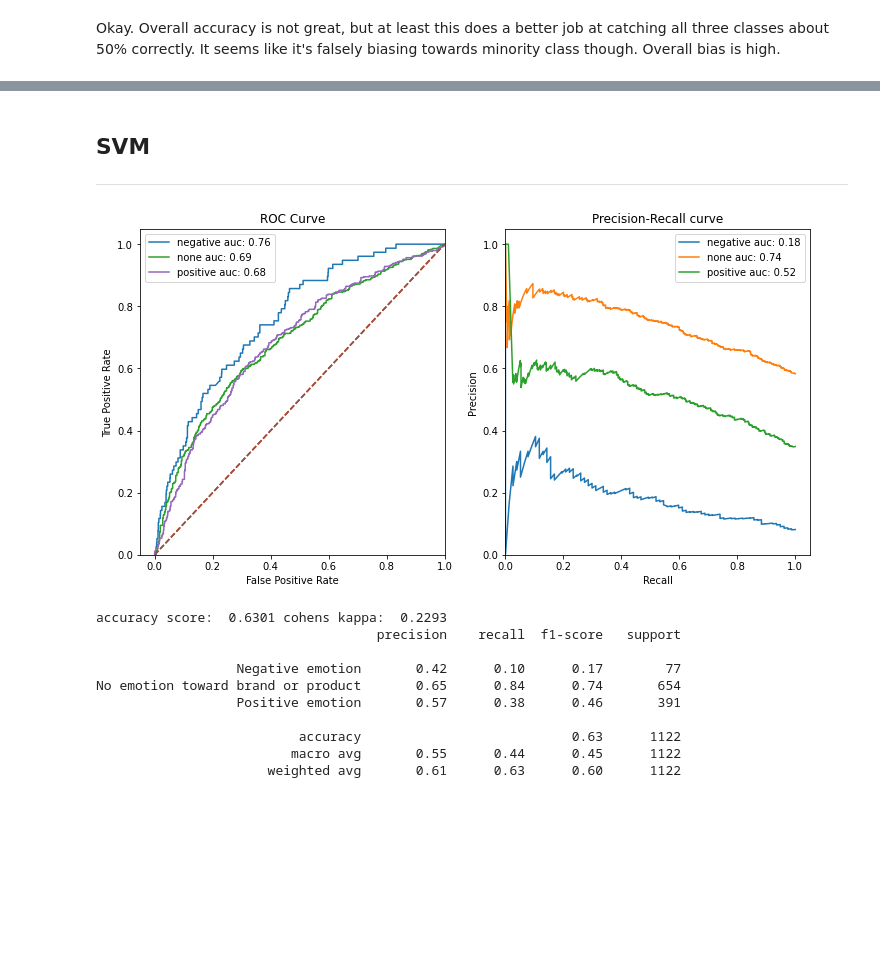
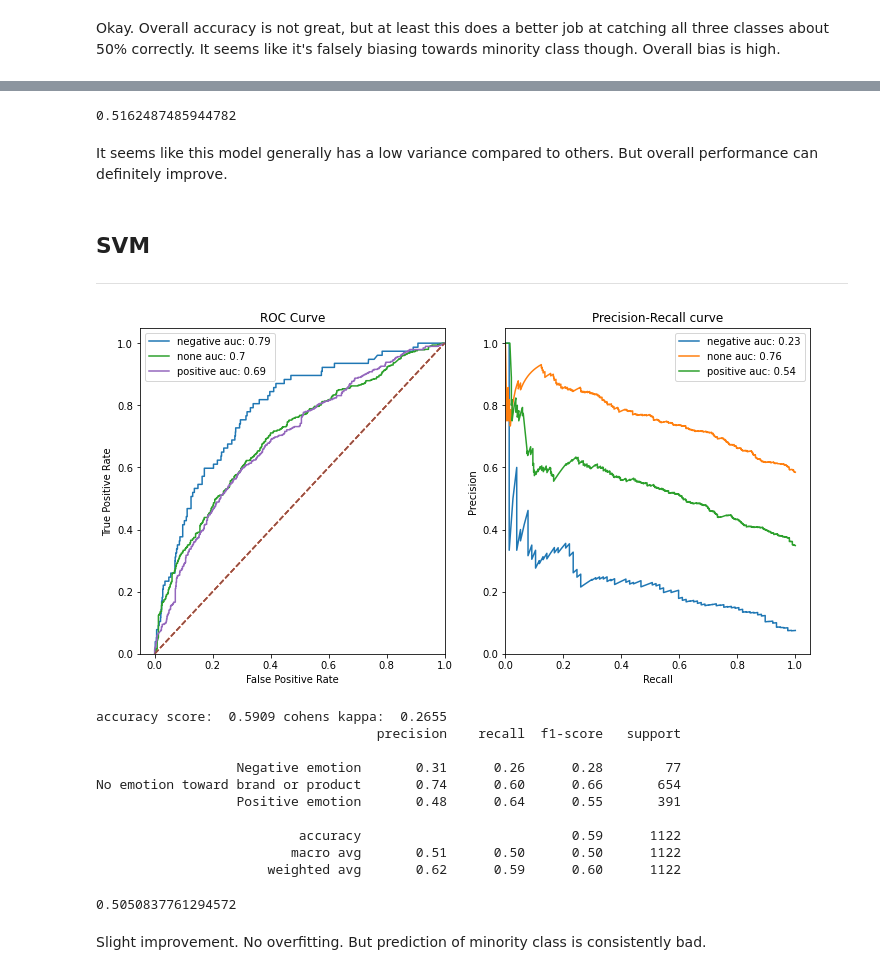
Before and after one commit to stereopickle/tweet_sentiment_analysis, a Jupyter notebook: 020.Model_BoW.ipynb, the cells around one changed output, grey strips where cells are left out. Saved outputs shown, nothing was run; the diff lists cells and outputs as text; code cells hidden in the pictures; blank space fills up the shorter version.

```diff
--- a/020.Model_BoW.ipynb
+++ b/020.Model_BoW.ipynb
@@ -80,7 +80,7 @@ X_train_tf = tf_vectorizer.fit_transform(X_train.tweet)
 # %%
 # oversampling
 smote = SMOTE(n_jobs = 3, random_state=22)
-X_train_tf, y_train_tf = smote.fit_resample(X_train_tf, y_train)
+X_train_tf_r, y_train_tf_r = smote.fit_resample(X_train_tf, y_train)
 # %%
 # native-bayes
 mn_nb = MultinomialNB()
@@ -111,16 +107,0 @@ Okay. Overall accuracy is not great, but at least this does a better job at catc
-# %%
-from sklearn.ensemble import RandomForestClassifier
-from sklearn.model_selection import GridSearchCV
-
-params = {'n_estimators': range(100, 500, 100),
-         'criterion' : ["gini", "entropy"],
-          'max_features': np.linspace(0, 1, 5)
-         }
-rfc = RandomForestClassifier(random_state=18)
-grid_rf = GridSearchCV(rfc, params, cv = 5, scoring = 'f1_macro',
-                      return_train_score = True, n_jobs = 2, verbose = 1)
-grid_rf.fit(X_train_tf, y_train_tf)
-print(grid_rf.best_score_)
-
-y_pred, y_pred_p = get_pred(grid_rf.best_estimator_, X_val_tf)
-evaluating(y_val, y_pred, y_pred_p)
@@ -129,0 +112,2 @@ Fitting 5 folds for each of 40 candidates, totalling 200 fits
+# %%
+X_val_tf = tf_vectorizer.transform(X_val.tweet)
@@ -129,0 +142,7 @@ Fitting 5 folds for each of 40 candidates, totalling 200 fits
+# %%
+rf = RandomForestClassifier(**rfc_study.best_params, n_jobs = -1)
+
+rf.fit(X_train_tf, y_train)
+
+y_pred, y_pred_p = get_pred(rf, X_val_tf)
+evaluating(y_val, y_pred, y_pred_p)
@@ -130,3 +161,9 @@ Fitting 5 folds for each of 40 candidates, totalling 200 fits
+# %%
+rfc_study.best_value
+# %% [output]
+0.5162487485944782
+# %% [markdown]
+It seems like this model generally has a low variance compared to others. But overall performance can definitely improve.
 # %% [markdown]
 ## SVM
 ---
@@ -133,20 +188,21 @@ Fitting 5 folds for each of 40 candidates, totalling 200 fits
 # %%
-from sklearn.svm import SVC
+svm1 = SVC(class_weight = 'balanced',
+           **svm_study.best_params,
+           probability= True)
 
-svc = SVC(probability = True)
-svc.fit(X_train_tf_new, y_train_tf)
+svm1.fit(X_train_tf, y_train)
 
-y_pred, y_pred_p = get_pred(svc, X_val_tf_new)
+y_pred, y_pred_p = get_pred(svm1, X_val_tf)
 evaluating(y_val, y_pred, y_pred_p)
 # %% [output]
-[figure, old version]
+[figure, new version]
-accuracy score:  0.6301 cohens kappa:  0.2293
+accuracy score:  0.5909 cohens kappa:  0.2655
                                     precision    recall  f1-score   support
 
-                  Negative emotion       0.42      0.10      0.17        77
-No emotion toward brand or product       0.65      0.84      0.74       654
-                  Positive emotion       0.57      0.38      0.46       391
+                  Negative emotion       0.31      0.26      0.28        77
+No emotion toward brand or product       0.74      0.60      0.66       654
+                  Positive emotion       0.48      0.64      0.55       391
 
-                          accuracy                           0.63      1122
-                         macro avg       0.55      0.44      0.45      1122
-                      weighted avg       0.61      0.63      0.60      1122
+                          accuracy                           0.59      1122
+                         macro avg       0.51      0.50      0.50      1122
+                      weighted avg       0.62      0.59      0.60      1122
@@ -154,0 +209,6 @@ No emotion toward brand or product       0.65      0.84      0.74       654
+# %%
+svm_study.best_value
+# %% [output]
+0.5050837761294572
+# %% [markdown]
+Slight improvement. No overfitting. But prediction of minority class is consistently bad.
```
Also changed, not shown: parts of 9 cells of this notebook.
